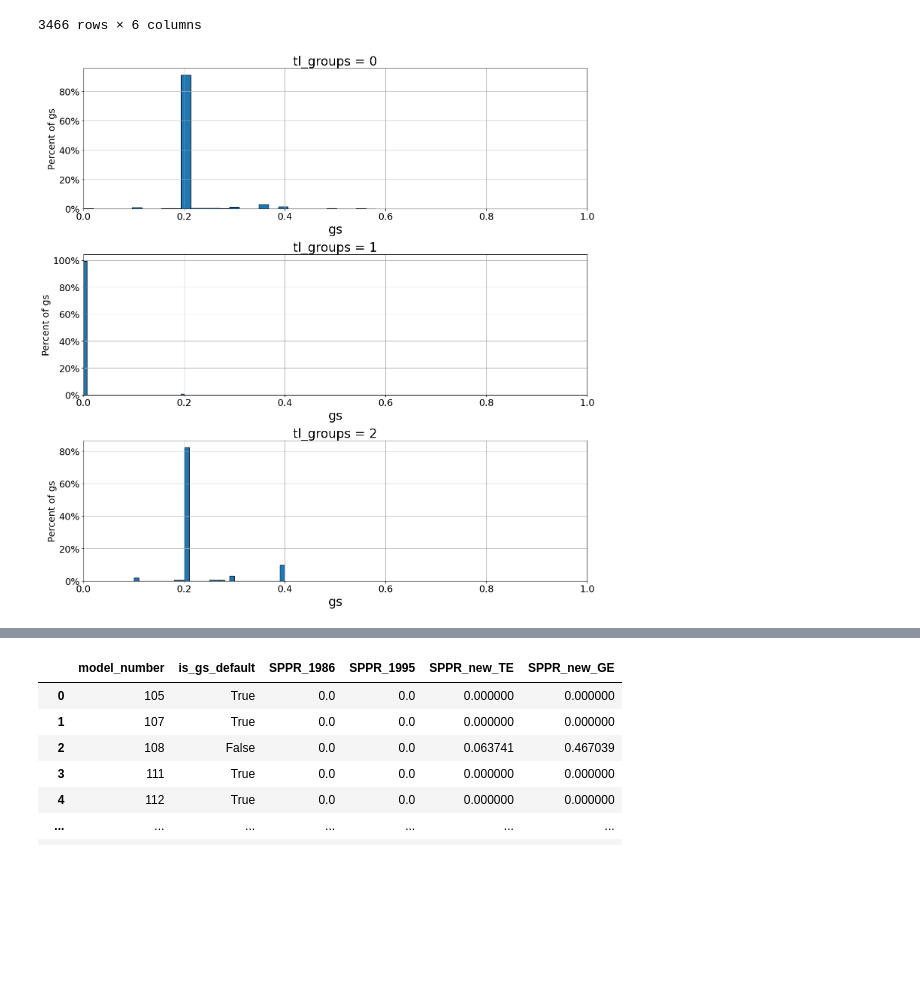
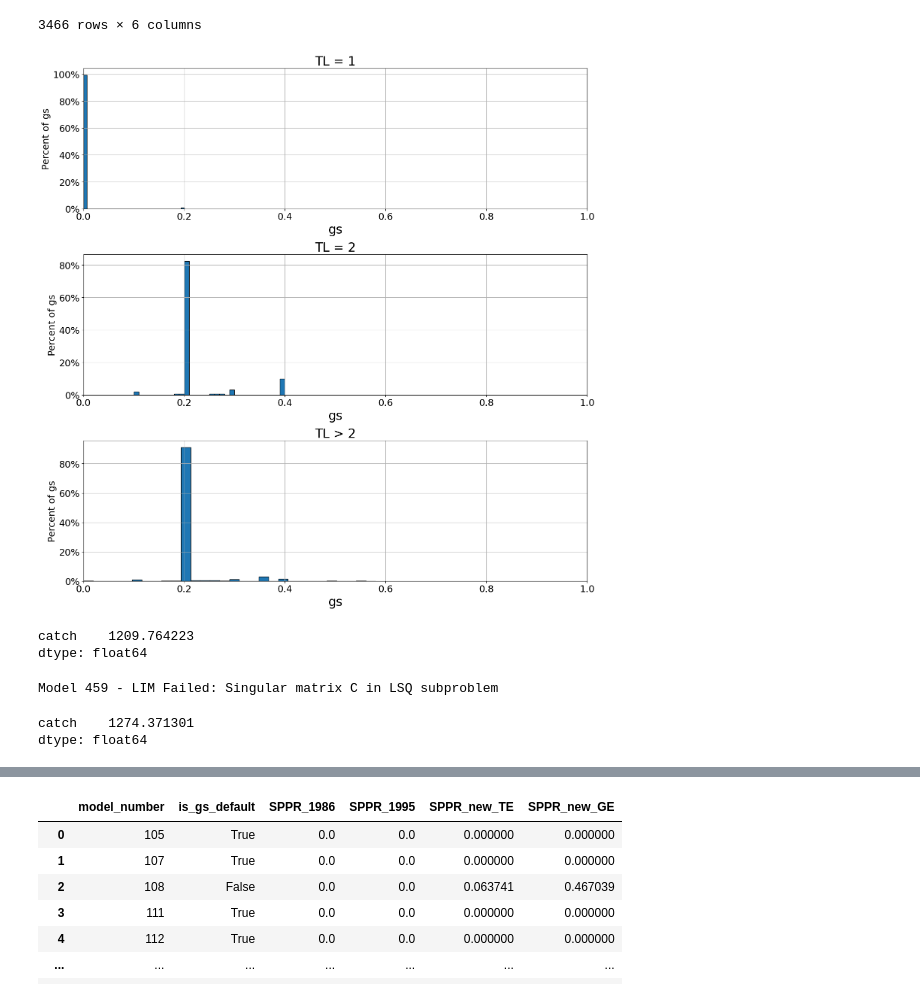
Before and after one commit to idocarmel1/PPREstimation, a Jupyter notebook: tests.ipynb, the cells around one changed output, grey strips where cells are left out. Cells and saved outputs as stored; diff of their text form; code cells hidden in the pictures; blank space fills up the shorter version.

```diff
--- a/tests.ipynb
+++ b/tests.ipynb
@@ -170,22 +103,46 @@ df
 # %%
 import matplotlib.pyplot as plt
 import matplotlib.ticker as mtick
 
 fig, axes = plt.subplots(3, 1, figsize=(15, 15), sharex=False)
 
-for i, tl_value in enumerate([0, 1, 2]):
+for i, tl_value in enumerate([1, 2, 0]):
     subset = df[df["tl_groups"] == tl_value]["gs"].dropna()
     weights = np.ones_like(subset) / len(subset)
     axes[i].hist(subset, bins=30, weights=weights, edgecolor="black")
-    axes[i].set_title(f"tl_groups = {tl_value}", fontsize=24)
+    if tl_value == 0:
+        axes[i].set_title(f"TL > 2", fontsize=24)
+    else:
+        axes[i].set_title(f"TL = {tl_value}", fontsize=24)
     axes[i].set_xlabel("gs", fontsize=24)
     axes[i].tick_params(axis="both", labelsize=18)
     axes[i].set_ylabel("Percent of gs", fontsize=18)
     axes[i].yaxis.set_major_formatter(mtick.PercentFormatter(xmax=1))
     axes[i].set_xlim(0, 1)
-    axes[i].grid()
+    axes[i].grid(True)
 
 fig.tight_layout()
 plt.show()
 # %% [output]
-[figure, old version]
+[figure, new version]
+# %%
+model = PPRCalculator(459)
+model.get_groups_df().round(5)[['group_name', 'trophic_info', 'tl', 'ee', 'p', 'q', 'biomass_accum', 'net_migration', 'M0', 'predation', 'catch', 'gs', 'egestion', 'respiration']]
+model.get_PPR(model.SPPR_new(TE_option='TE')[0], only_inner=True).sum(axis=1)
+# %% [output]
+catch    1209.764223
+dtype: float64
+# %%
+modeldata = ModelData(459)
+# modeldata.groups_data[['gs', 'egestion', 'respiration']] = np.nan
+modeldata.groups_data[['gs', 'egestion', 'respiration', 'biomass_accum', 'emigration', 'immigration', 'net_migration', 'M0']] = np.nan
+model = PPRCalculator.from_modeldata(modeldata, underdetermined=True, zero_biomass_accum=True, default_gs=True,
+                                      solve_cols=['p', 'q', 'egestion', 'respiration', 'biomass_accum', 'emigration', 'immigration', 'net_migration'])
+                                        # solve_cols=['p', 'q', 'egestion', 'respiration'])
+model.get_groups_df().round(5)[['group_name', 'trophic_info', 'tl', 'ee', 'p', 'q', 'biomass_accum', 'net_migration', 'M0', 'predation', 'catch', 'gs', 'egestion', 'respiration']]
+
+model.get_PPR(model.SPPR_new(TE_option='TE')[0], only_inner=True).sum(axis=1)
+# %% [output]
+Model 459 - LIM Failed: Singular matrix C in LSQ subproblem
+catch    1274.371301
+dtype: float64
```
Also changed, not shown: parts of 13 cells of this notebook, 3 other files.
